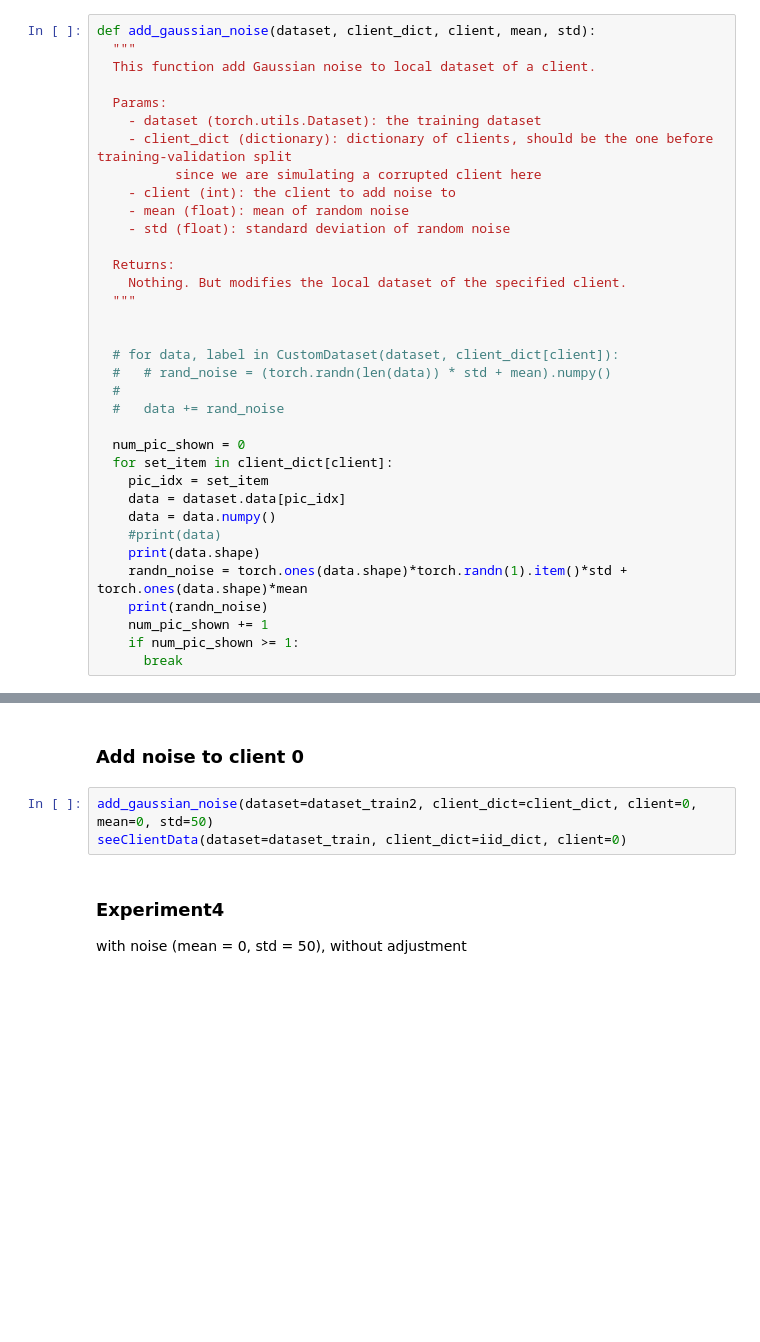
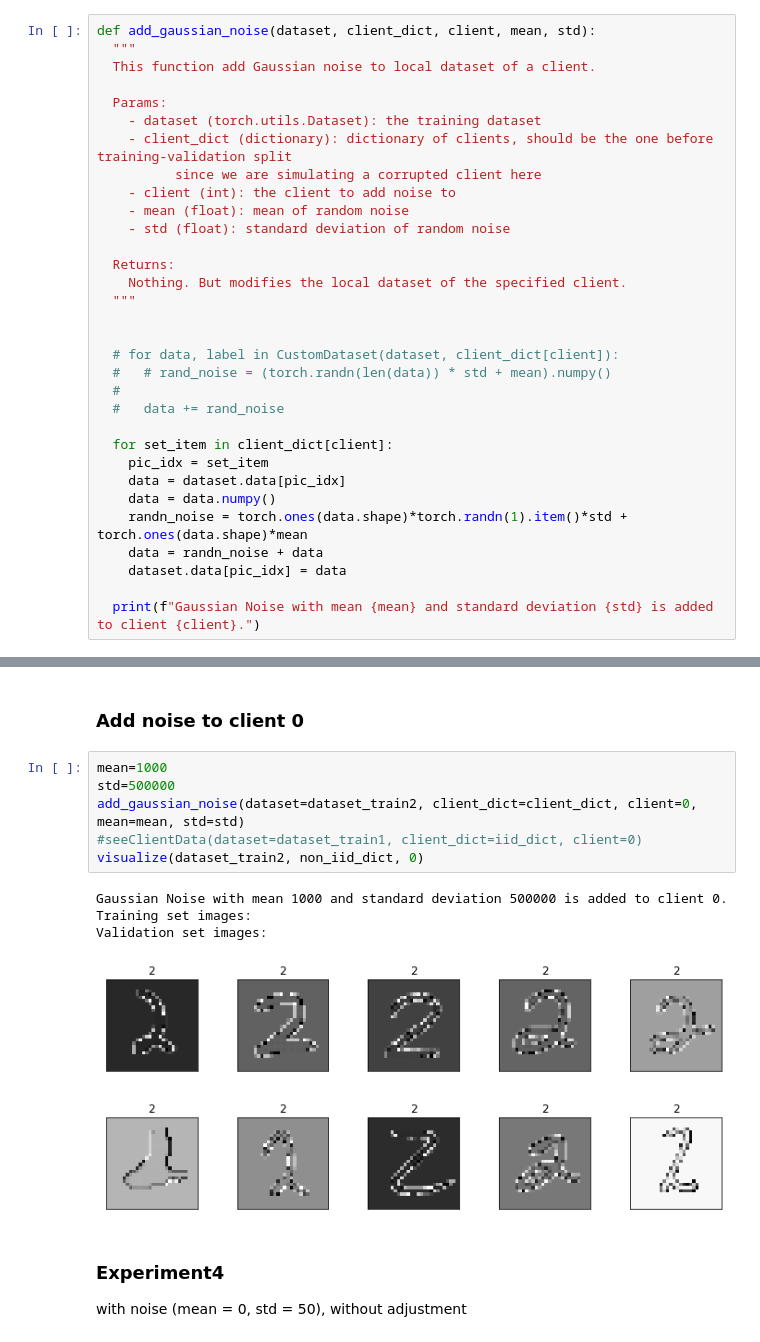
Before and after one commit to SizhuangHe/FL-REU, a Jupyter notebook: FL.ipynb, the cells around one changed output, grey strips where cells are left out. Saved outputs shown, nothing was run; the diff lists cells and outputs as text; blank space fills up the shorter version.

```diff
--- a/FL.ipynb
+++ b/FL.ipynb
@@ -151,15 +151,12 @@ def add_gaussian_noise(dataset, client_dict, client, mean, std):
   #
   #   data += rand_noise
 
-  num_pic_shown = 0
   for set_item in client_dict[client]:
     pic_idx = set_item
     data = dataset.data[pic_idx]
     data = data.numpy()
-    #print(data)
-    print(data.shape)
     randn_noise = torch.ones(data.shape)*torch.randn(1).item()*std + torch.ones(data.shape)*mean
-    print(randn_noise)
-    num_pic_shown += 1
-    if num_pic_shown >= 1:
-      break
+    data = randn_noise + data
+    dataset.data[pic_idx] = data
+
+  print(f"Gaussian Noise with mean {mean} and standard deviation {std} is added to client {client}.")
@@ -1250,8 +1191,17 @@ testing(model=model_non_iid_trained3, dataset=dataset_test, bs=batch_size, crite
 # %% [markdown]
 ### Add noise to client 0
 # %%
-add_gaussian_noise(dataset=dataset_train2, client_dict=client_dict, client=0, mean=0, std=50)
-seeClientData(dataset=dataset_train, client_dict=iid_dict, client=0)
+mean=1000
+std=500000
+add_gaussian_noise(dataset=dataset_train2, client_dict=client_dict, client=0, mean=mean, std=std)
+#seeClientData(dataset=dataset_train1, client_dict=iid_dict, client=0)
+visualize(dataset_train2, non_iid_dict, 0)
+# %% [output]
+Gaussian Noise with mean 1000 and standard deviation 500000 is added to client 0.
+Training set images:
+Validation set images:
+[figure, added]
+[figure, added]
 # %% [markdown]
 ### Experiment4
 with noise (mean = 0, std = 50), without adjustment
```
Also changed, not shown: parts of 11 cells of this notebook.
